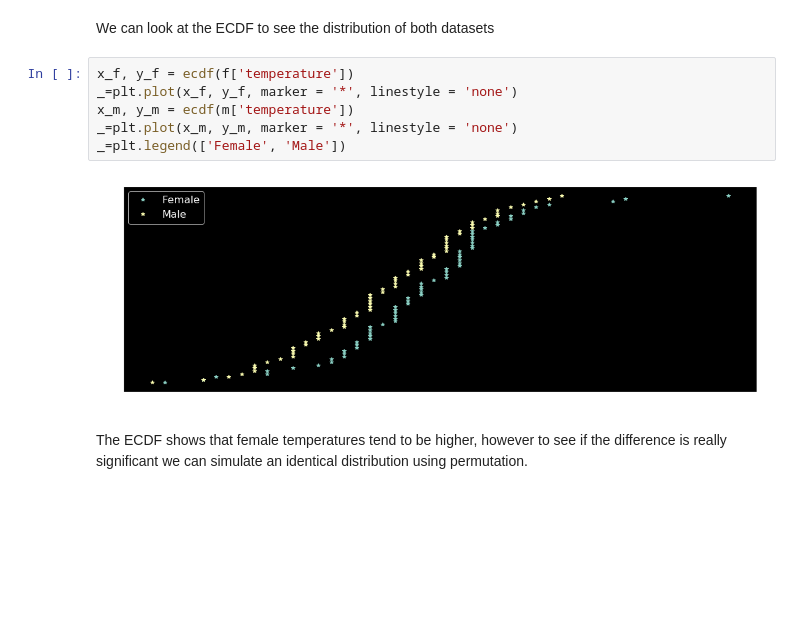
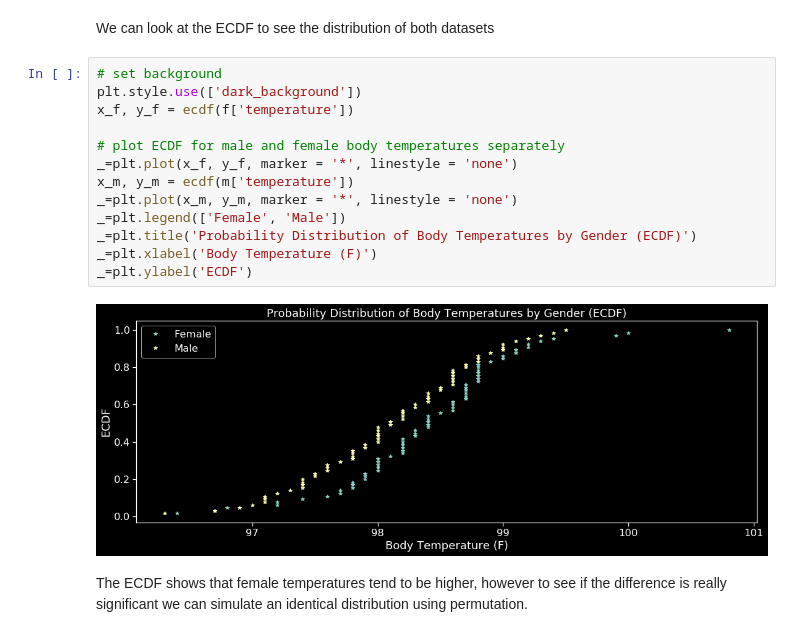
Before and after one commit to MeierG/Data-Science-Projects, a Jupyter notebook: EDA-human-temperature/Body_Temperatures.ipynb, the cells around one changed output. Drawn from its saved outputs; the diff is of its cells as text; blank space fills up the shorter version.

```diff
--- a/EDA-human-temperature/Body_Temperatures.ipynb
+++ b/EDA-human-temperature/Body_Temperatures.ipynb
@@ -481,13 +489,20 @@ dtype: int64
 # %% [markdown]
 <p>We can look at the ECDF to see the distribution of both datasets</p>
 # %%
+# set background
+plt.style.use(['dark_background'])
 x_f, y_f = ecdf(f['temperature'])
+
+# plot ECDF for male and female body temperatures separately
 _=plt.plot(x_f, y_f, marker = '*', linestyle = 'none')
 x_m, y_m = ecdf(m['temperature'])
 _=plt.plot(x_m, y_m, marker = '*', linestyle = 'none')
 _=plt.legend(['Female', 'Male'])
+_=plt.title('Probability Distribution of Body Temperatures by Gender (ECDF)')
+_=plt.xlabel('Body Temperature (F)')
+_=plt.ylabel('ECDF')
 # %% [output]
-[figure, old version]
+[figure, new version]
 # %% [markdown]
 The ECDF shows that female temperatures tend to be higher, however to see if the difference is really significant we can simulate an identical distribution using permutation.
 # %%
```
Also changed, not shown: parts of 6 cells of this notebook.
